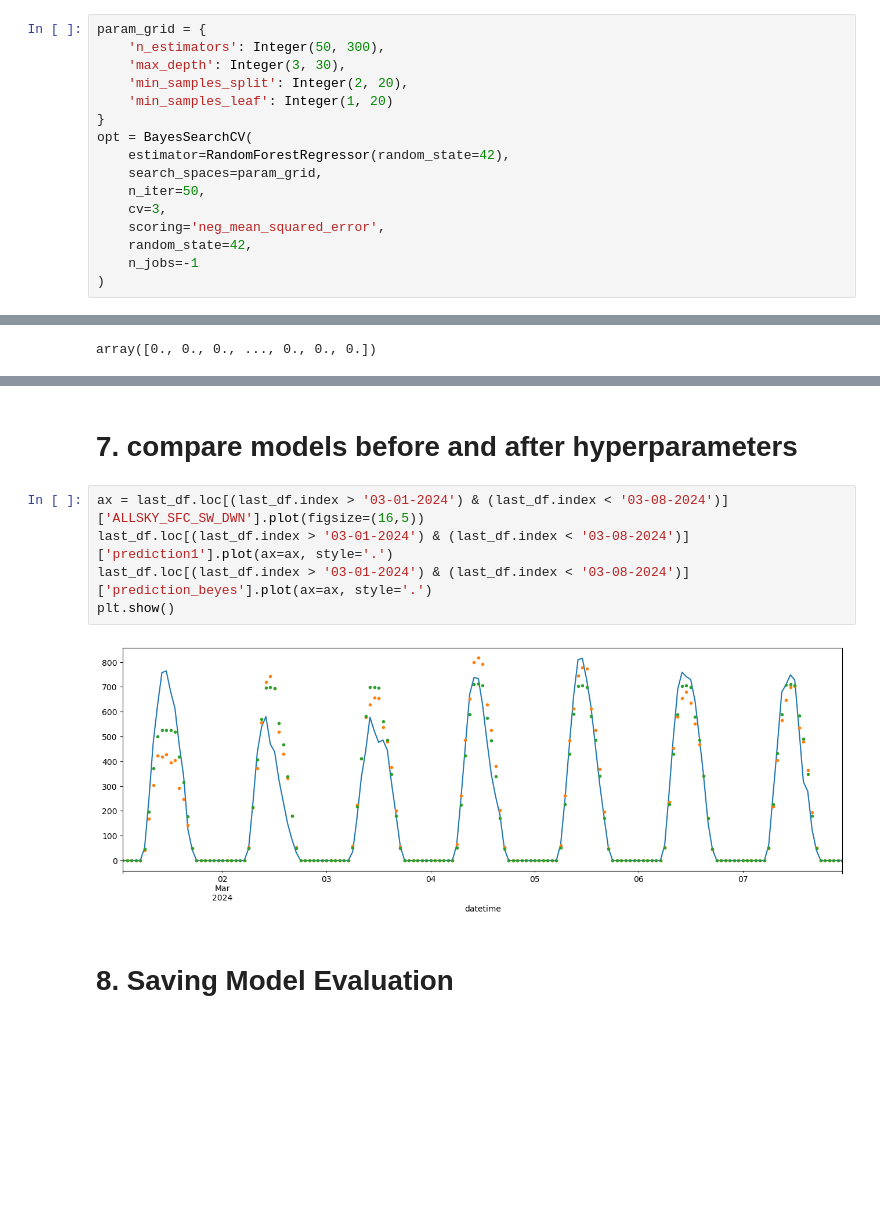
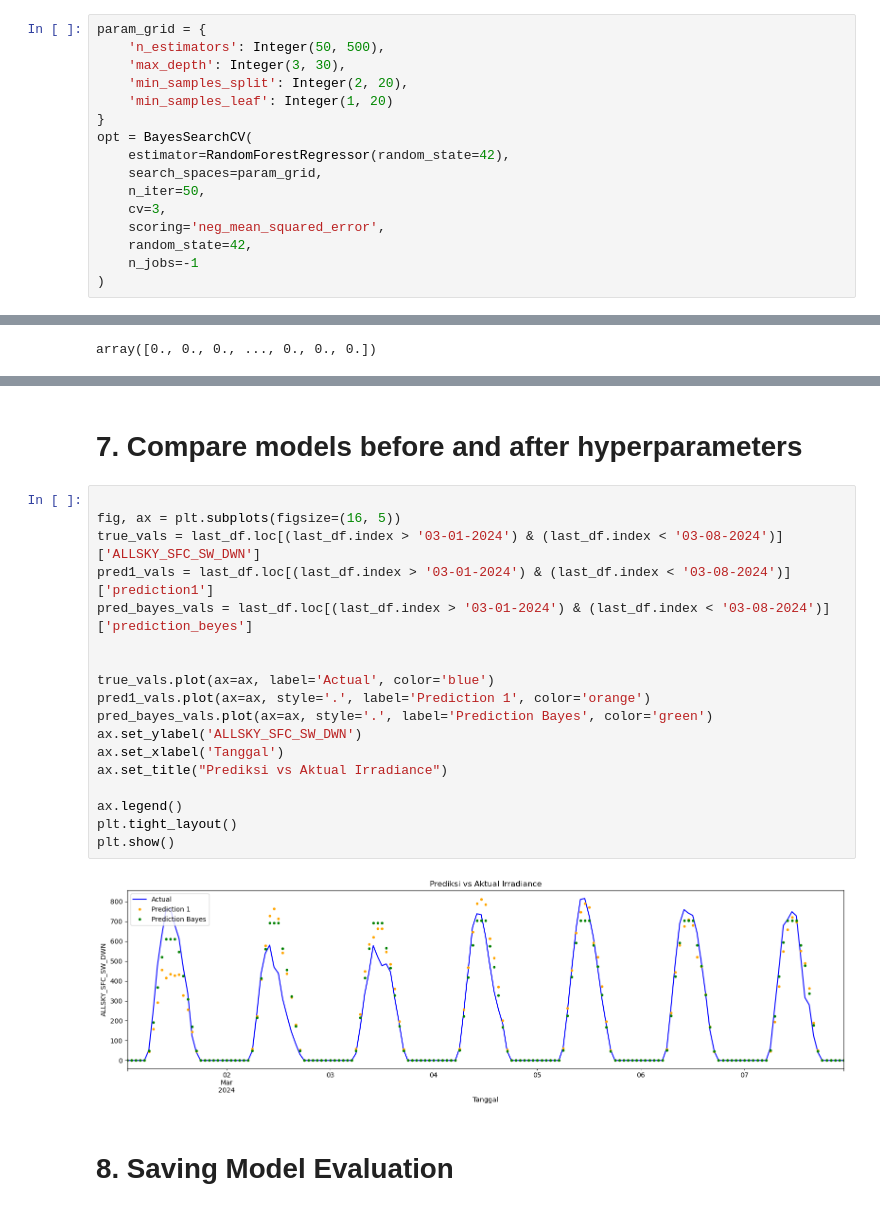
Before and after one commit to Ruhe54/Forecasting_Irradiance, a Jupyter notebook: RandomForest.ipynb, the cells around one changed output, grey strips where cells are left out. Saved outputs shown, nothing was run; the diff lists cells and outputs as text; blank space fills up the shorter version.

```diff
--- a/RandomForest.ipynb
+++ b/RandomForest.ipynb
@@ -135,7 +122,7 @@ R-squared: 0.9260698971067535
 # **6. Hyperparameter Using BayesSearch**
 # %%
 param_grid = {
-    'n_estimators': Integer(50, 300),
+    'n_estimators': Integer(50, 500),
     'max_depth': Integer(3, 30),
     'min_samples_split': Integer(2, 20),
     'min_samples_leaf': Integer(1, 20)
@@ -208,12 +219,25 @@ plt.show()
 # %% [markdown]
-# **7. compare models before and after hyperparameters**
+# **7. Compare models before and after hyperparameters**
 # %%
-ax = last_df.loc[(last_df.index > '03-01-2024') & (last_df.index < '03-08-2024')]['ALLSKY_SFC_SW_DWN'].plot(figsize=(16,5))
-last_df.loc[(last_df.index > '03-01-2024') & (last_df.index < '03-08-2024')]['prediction1'].plot(ax=ax, style='.')
-last_df.loc[(last_df.index > '03-01-2024') & (last_df.index < '03-08-2024')]['prediction_beyes'].plot(ax=ax, style='.')
+
+fig, ax = plt.subplots(figsize=(16, 5))
+true_vals = last_df.loc[(last_df.index > '03-01-2024') & (last_df.index < '03-08-2024')]['ALLSKY_SFC_SW_DWN']
+pred1_vals = last_df.loc[(last_df.index > '03-01-2024') & (last_df.index < '03-08-2024')]['prediction1']
+pred_bayes_vals = last_df.loc[(last_df.index > '03-01-2024') & (last_df.index < '03-08-2024')]['prediction_beyes']
+
+
+true_vals.plot(ax=ax, label='Actual', color='blue')
+pred1_vals.plot(ax=ax, style='.', label='Prediction 1', color='orange')
+pred_bayes_vals.plot(ax=ax, style='.', label='Prediction Bayes', color='green')
+ax.set_ylabel('ALLSKY_SFC_SW_DWN')
+ax.set_xlabel('Tanggal')
+ax.set_title("Prediksi vs Aktual Irradiance")
+
+ax.legend()
+plt.tight_layout()
 plt.show()
 # %% [output]
-[figure, old version]
+[figure, new version]
 # %% [markdown]
 # **8. Saving Model Evaluation**
 # %%
```
Also changed, not shown: parts of 15 cells of this notebook.
